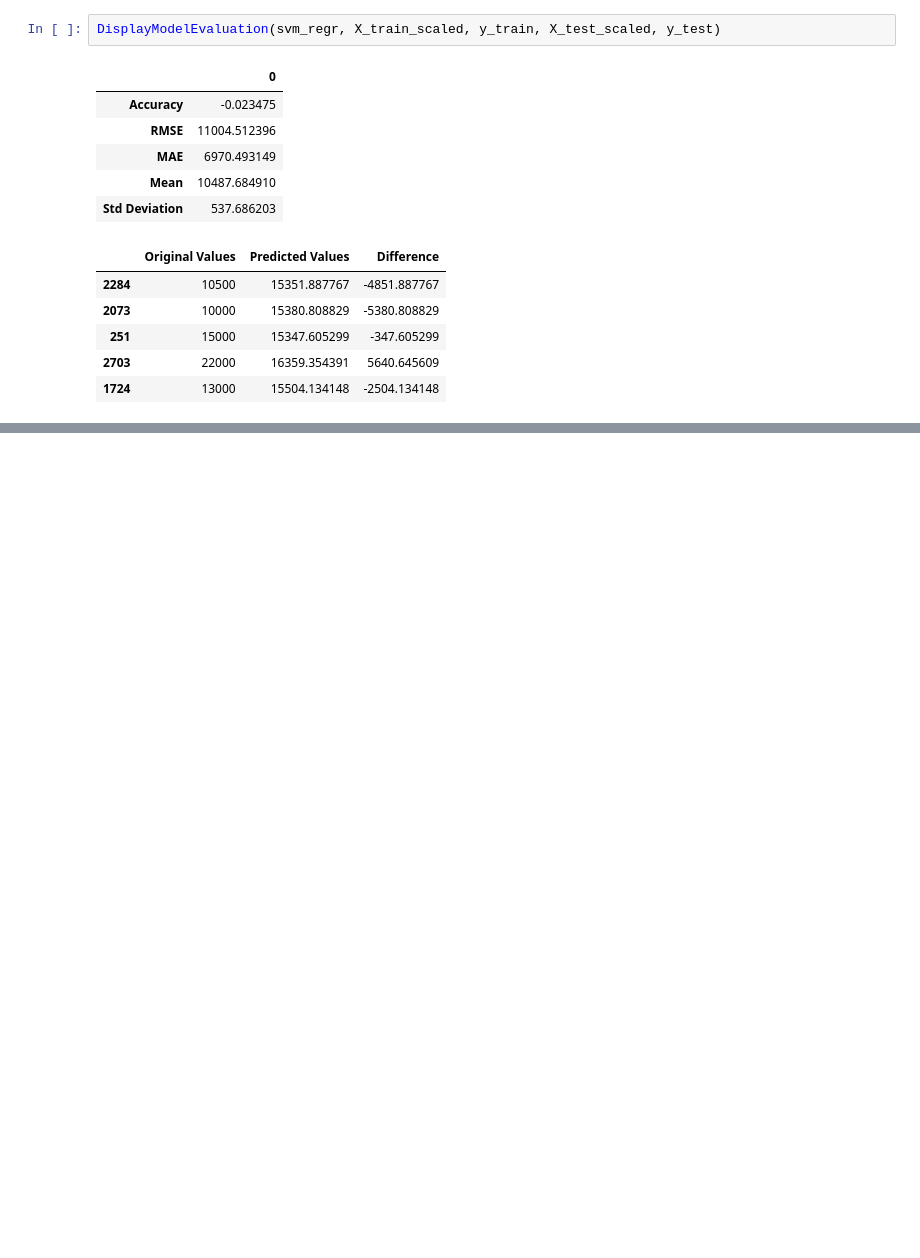
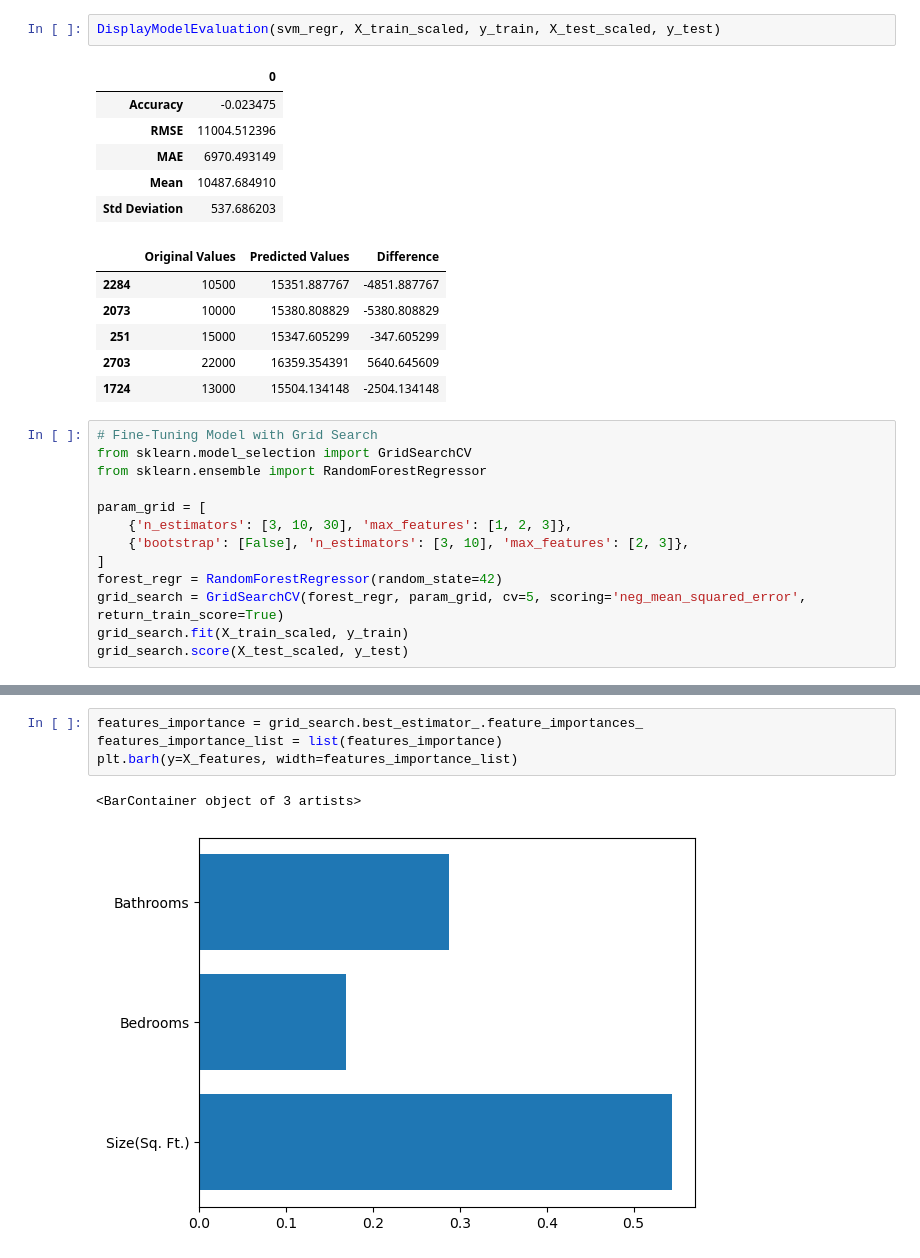
Before and after one commit to jhonnovax/House-Price-Prediction, a Jupyter notebook: house-price-prediction.ipynb, the cells around one changed output, grey strips where cells are left out. Cells and saved outputs as stored; diff of their text form; blank space fills up the shorter version.

Commit message:
Added grid search with forest regressor

```diff
--- a/house-price-prediction.ipynb
+++ b/house-price-prediction.ipynb
@@ -679,3 +679,16 @@ DisplayModelEvaluation(svm_regr, X_train_scaled, y_train, X_test_scaled, y_test)
 | 251 | 15000 | 15347.605299 | -347.605299 |
 | 2703 | 22000 | 16359.354391 | 5640.645609 |
 | 1724 | 13000 | 15504.134148 | -2504.134148 |
+# %%
+# Fine-Tuning Model with Grid Search
+from sklearn.model_selection import GridSearchCV
+from sklearn.ensemble import RandomForestRegressor
+
+param_grid = [
+	{'n_estimators': [3, 10, 30], 'max_features': [1, 2, 3]},
+	{'bootstrap': [False], 'n_estimators': [3, 10], 'max_features': [2, 3]},
+]
+forest_regr = RandomForestRegressor(random_state=42)
+grid_search = GridSearchCV(forest_regr, param_grid, cv=5, scoring='neg_mean_squared_error', return_train_score=True)
+grid_search.fit(X_train_scaled, y_train)
+grid_search.score(X_test_scaled, y_test)
@@ -681,0 +730,7 @@ DisplayModelEvaluation(svm_regr, X_train_scaled, y_train, X_test_scaled, y_test)
+# %%
+features_importance = grid_search.best_estimator_.feature_importances_
+features_importance_list = list(features_importance)
+plt.barh(y=X_features, width=features_importance_list)
+# %% [output]
+<BarContainer object of 3 artists>
+[figure, added]
```
Also changed, not shown: parts of 3 cells of this notebook.
